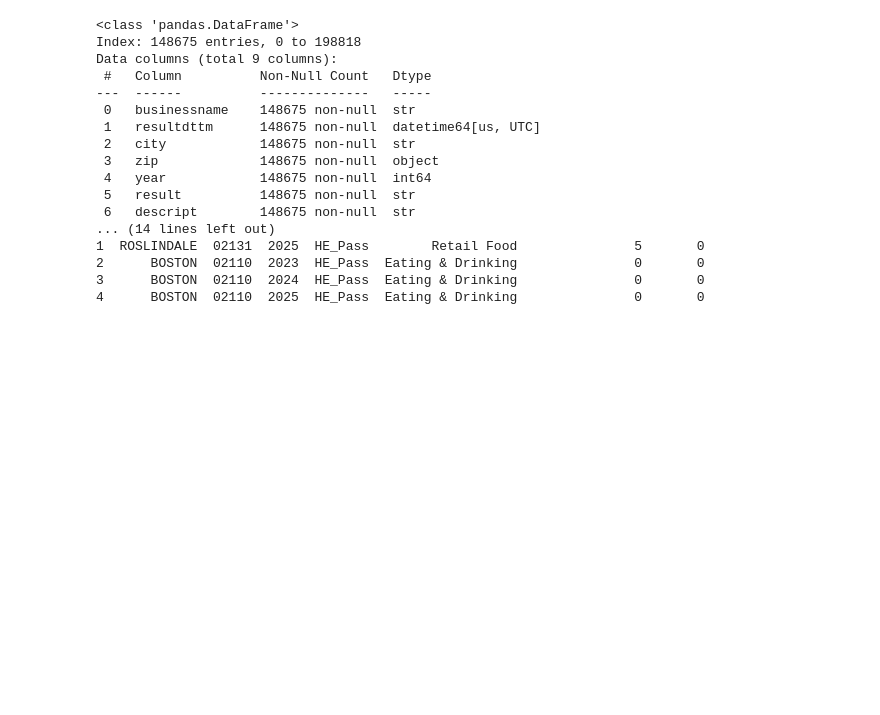
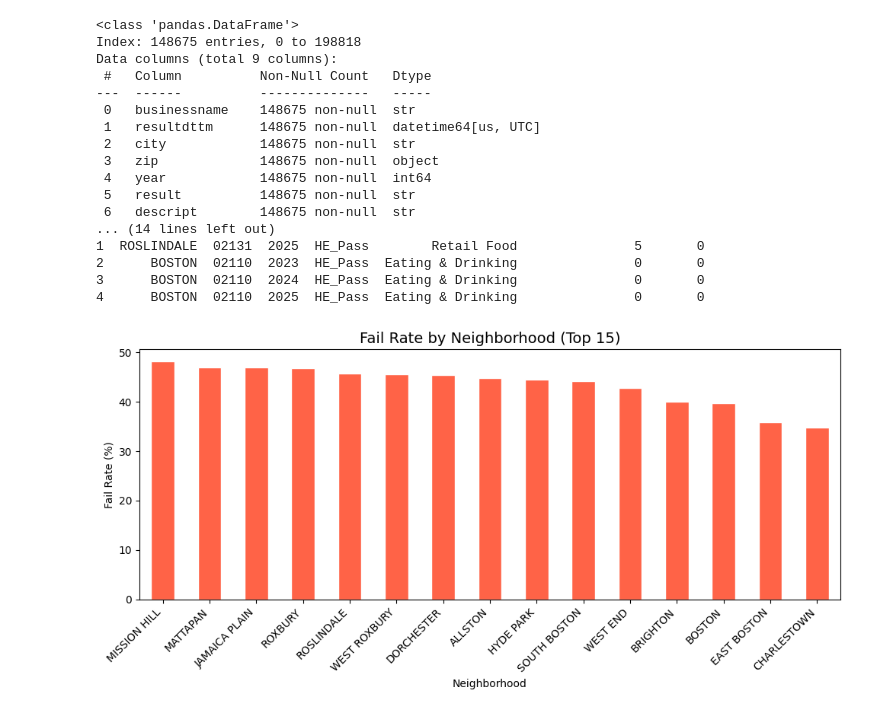
Before and after one commit to celestedeudon/DS340H_Project_CD, a Jupyter notebook: InitialExplorationCleaning(HW7).ipynb, the cells around one changed output. Saved outputs shown, nothing was run; the diff lists cells and outputs as text; code cells hidden in the pictures; blank space fills up the shorter version.

```diff
--- a/InitialExplorationCleaning(HW7).ipynb
+++ b/InitialExplorationCleaning(HW7).ipynb
@@ -254,3 +255,20 @@ Data columns (total 9 columns):
 2      BOSTON  02110  2023  HE_Pass  Eating & Drinking               0       0
 3      BOSTON  02110  2024  HE_Pass  Eating & Drinking               0       0
 4      BOSTON  02110  2025  HE_Pass  Eating & Drinking               0       0
+# %%
+fail_by_city = (
+    analysis_df.groupby('city')['failed'].mean()
+    .sort_values(ascending=False)
+    .head(15)
+)
+
+fig, ax = plt.subplots(figsize=(10, 5))
+fail_by_city.mul(100).plot(kind='bar', ax=ax, color='tomato', edgecolor='white')
+ax.set_title('Fail Rate by Neighborhood (Top 15)', fontsize=14)
+ax.set_xlabel('Neighborhood')
+ax.set_ylabel('Fail Rate (%)')
+ax.set_xticklabels(fail_by_city.index, rotation=45, ha='right')
+plt.tight_layout()
+plt.show()
+# %% [output]
+[figure, added]
```
Also changed, not shown: parts of 4 cells of this notebook.
